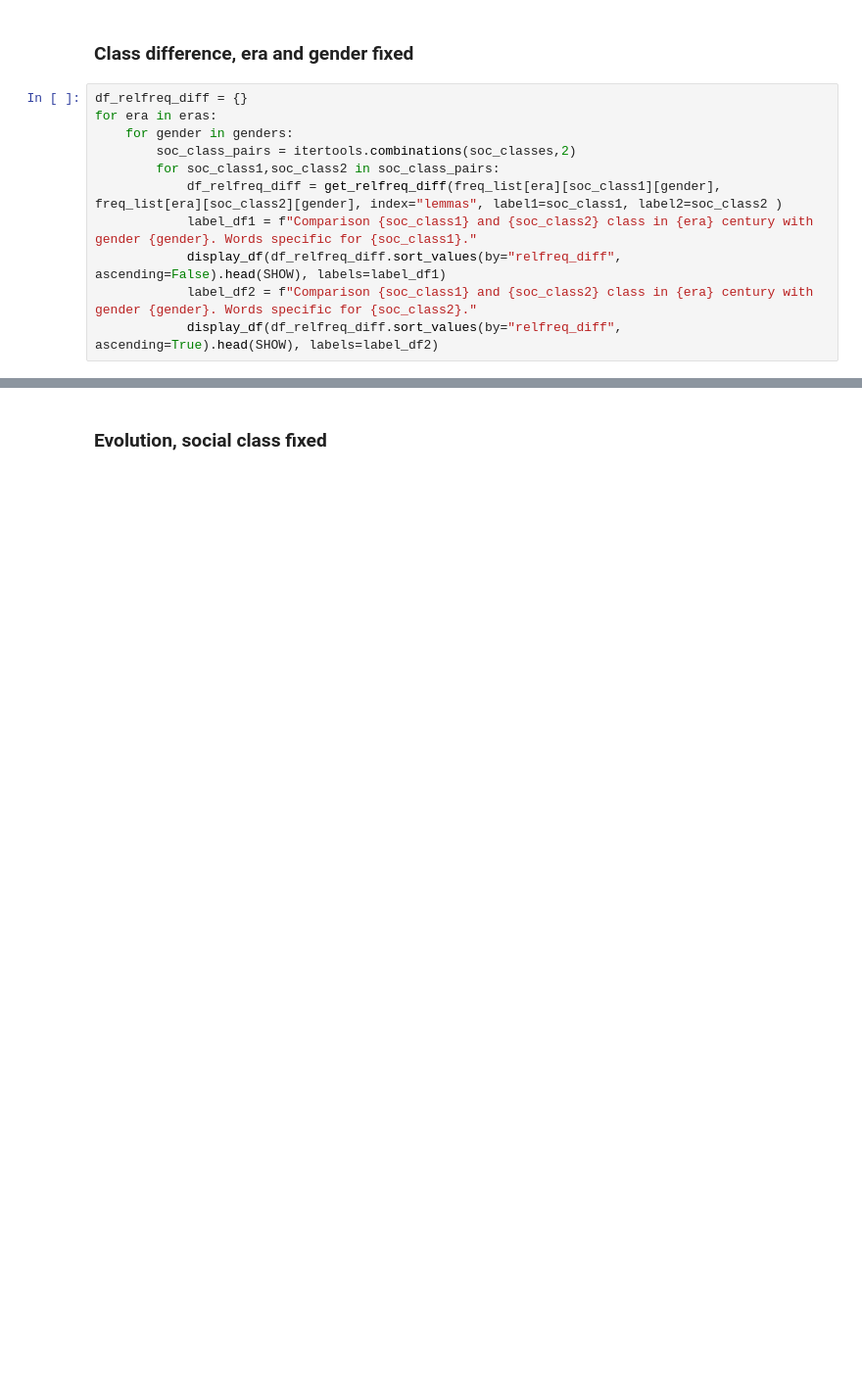
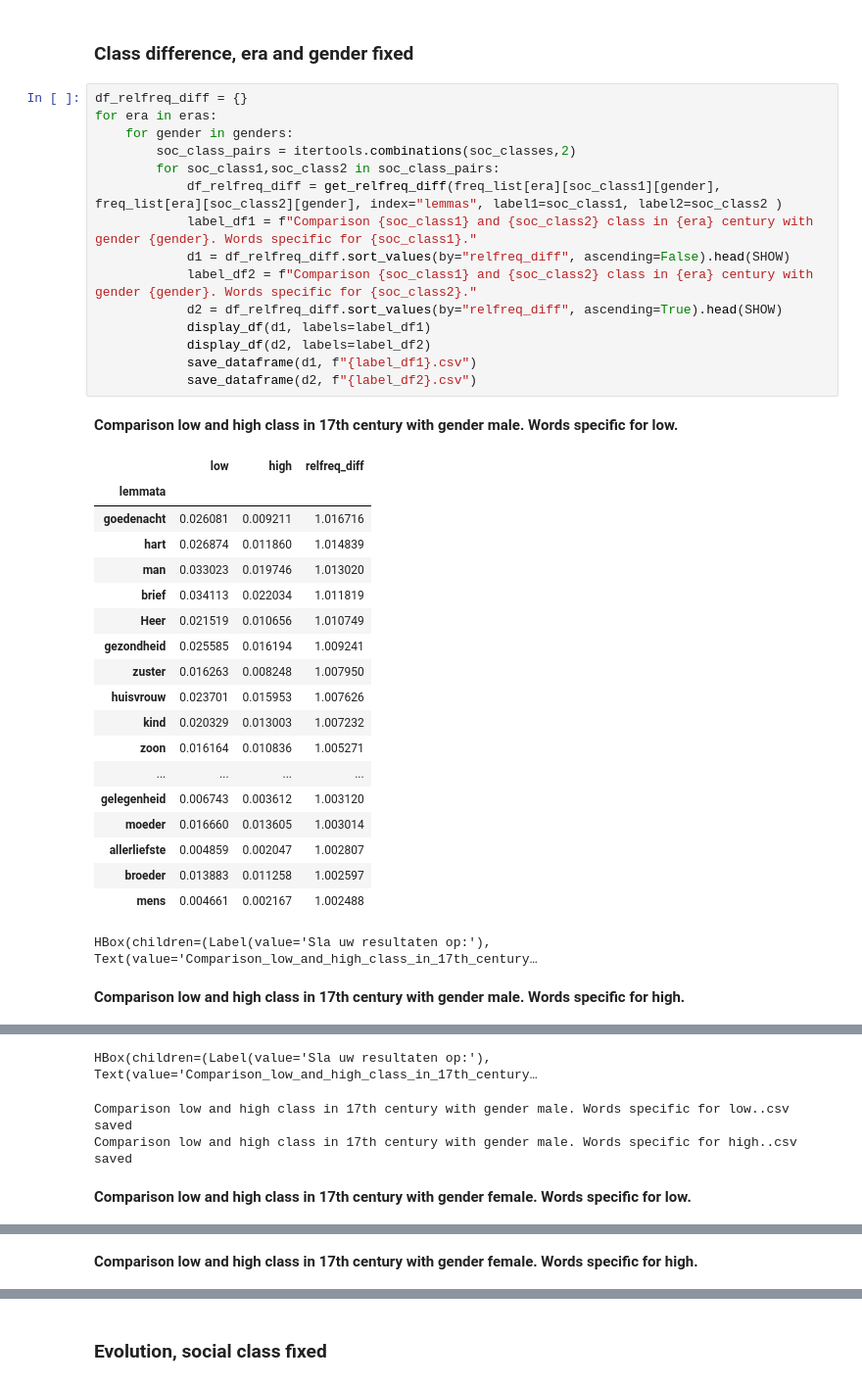
Before and after one commit to INL/chaining-search, a Jupyter notebook: contrib/Case_study_paper.ipynb, the cells around one changed output, grey strips where cells are left out. Shown at 98% size. Drawn from its saved outputs; the diff is of its cells as text; blank space fills up the shorter version.

```diff
--- a/contrib/Case_study_paper.ipynb
+++ b/contrib/Case_study_paper.ipynb
@@ -77,11 +167,37 @@ for era in eras:
 # %%
 df_relfreq_diff = {}
 for era in eras:
     for gender in genders:
         soc_class_pairs = itertools.combinations(soc_classes,2)
         for soc_class1,soc_class2 in soc_class_pairs:
             df_relfreq_diff = get_relfreq_diff(freq_list[era][soc_class1][gender], freq_list[era][soc_class2][gender], index="lemmas", label1=soc_class1, label2=soc_class2 )
             label_df1 = f"Comparison {soc_class1} and {soc_class2} class in {era} century with gender {gender}. Words specific for {soc_class1}."
-            display_df(df_relfreq_diff.sort_values(by="relfreq_diff", ascending=False).head(SHOW), labels=label_df1)
+            d1 = df_relfreq_diff.sort_values(by="relfreq_diff", ascending=False).head(SHOW)
             label_df2 = f"Comparison {soc_class1} and {soc_class2} class in {era} century with gender {gender}. Words specific for {soc_class2}."
-            display_df(df_relfreq_diff.sort_values(by="relfreq_diff", ascending=True).head(SHOW), labels=label_df2)
+            d2 = df_relfreq_diff.sort_values(by="relfreq_diff", ascending=True).head(SHOW)
+            display_df(d1, labels=label_df1)
+            display_df(d2, labels=label_df2)
+            save_dataframe(d1, f"{label_df1}.csv")
+            save_dataframe(d2, f"{label_df2}.csv")
+# %% [output]
+Comparison low and high class in 17th century with gender male. Words specific for low.
+|  | low | high | relfreq_diff |
+| lemmata |  |  |  |
+| goedenacht | 0.026081 | 0.009211 | 1.016716 |
+| hart | 0.026874 | 0.011860 | 1.014839 |
+| man | 0.033023 | 0.019746 | 1.013020 |
+| brief | 0.034113 | 0.022034 | 1.011819 |
+| Heer | 0.021519 | 0.010656 | 1.010749 |
+| gezondheid | 0.025585 | 0.016194 | 1.009241 |
+| zuster | 0.016263 | 0.008248 | 1.007950 |
+| huisvrouw | 0.023701 | 0.015953 | 1.007626 |
+| kind | 0.020329 | 0.013003 | 1.007232 |
+| zoon | 0.016164 | 0.010836 | 1.005271 |
+| ... | ... | ... | ... |
+| gelegenheid | 0.006743 | 0.003612 | 1.003120 |
+| moeder | 0.016660 | 0.013605 | 1.003014 |
+| allerliefste | 0.004859 | 0.002047 | 1.002807 |
+| broeder | 0.013883 | 0.011258 | 1.002597 |
+| mens | 0.004661 | 0.002167 | 1.002488 |
+HBox(children=(Label(value='Sla uw resultaten op:'), Text(value='Comparison_low_and_high_class_in_17th_century…
+Comparison low and high class in 17th century with gender male. Words specific for high.
@@ -87,0 +222,4 @@ for era in eras:
+HBox(children=(Label(value='Sla uw resultaten op:'), Text(value='Comparison_low_and_high_class_in_17th_century…
+Comparison low and high class in 17th century with gender male. Words specific for low..csv saved
+Comparison low and high class in 17th century with gender male. Words specific for high..csv saved
+Comparison low and high class in 17th century with gender female. Words specific for low.
@@ -87,0 +245 @@ for era in eras:
+Comparison low and high class in 17th century with gender female. Words specific for high.
```
Also changed, not shown: parts of 7 cells of this notebook.
